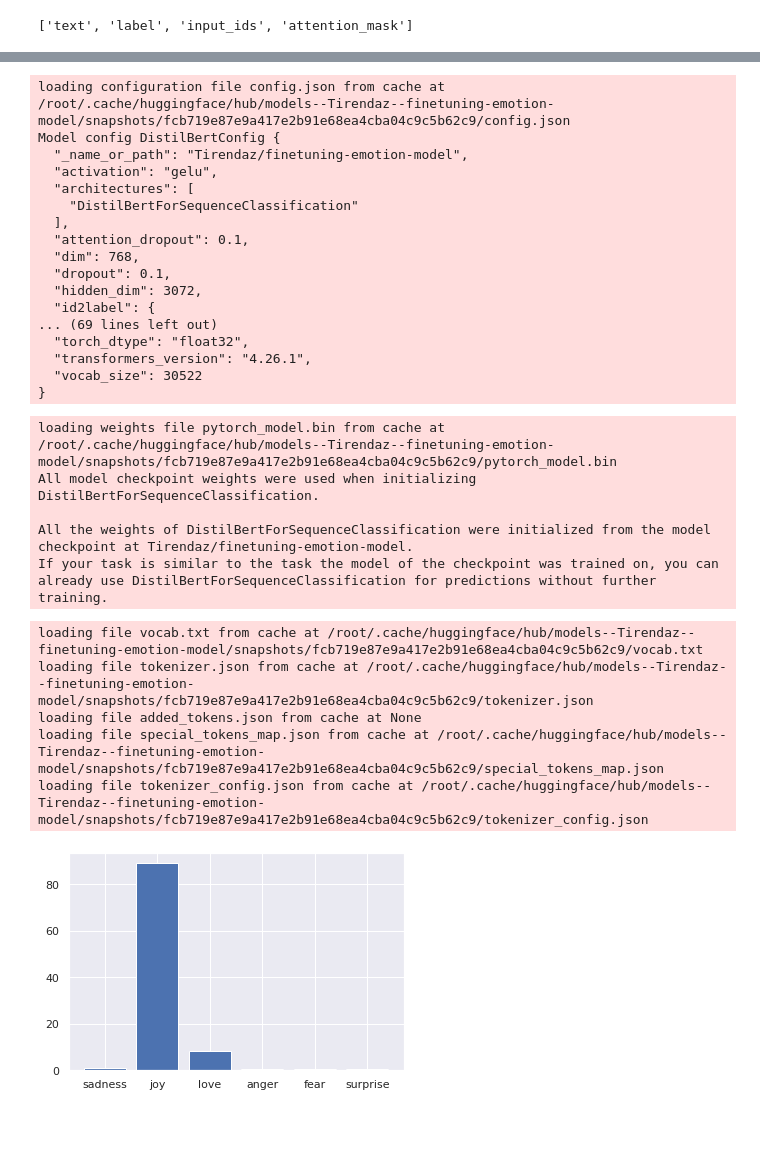
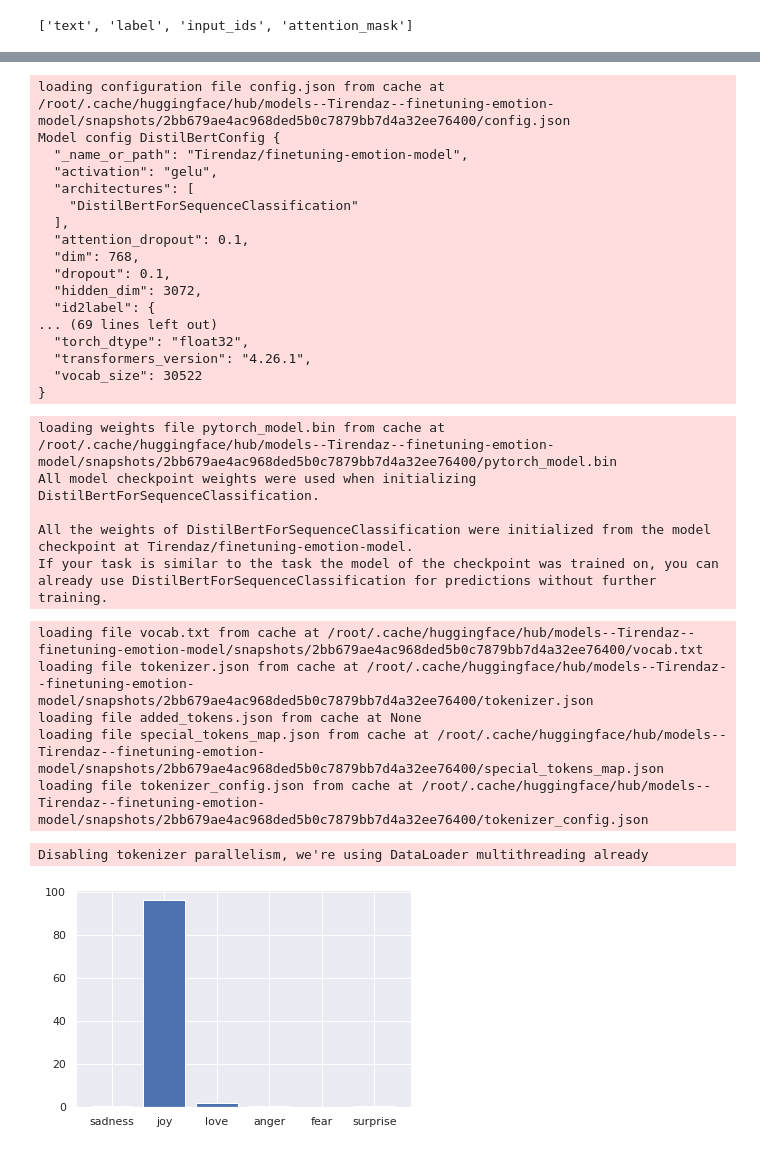
Before and after one commit to TirendazAcademy/Hugging-Face-Tutorials, a Jupyter notebook: Sentiment_Analysis_with_HuggingFace.ipynb, the cells around one changed output, grey strips where cells are left out. Saved outputs shown, nothing was run; the diff lists cells and outputs as text; code cells hidden in the pictures; blank space fills up the shorter version.

```diff
--- a/Sentiment_Analysis_with_HuggingFace.ipynb
+++ b/Sentiment_Analysis_with_HuggingFace.ipynb
@@ -230,9 +235,10 @@ WARNING:huggingface_hub.repository:To https://huggingface.co/Tirendaz/finetuning
 # %%
 from transformers import pipeline
 
-classifier = pipeline("text-classification", model="Tirendaz/finetuning-emotion-model")
+classifier = pipeline("text-classification",
+                      model="Tirendaz/finetuning-emotion-model")
 # %% [output]
-loading configuration file config.json from cache at /root/.cache/huggingface/hub/models--Tirendaz--finetuning-emotion-model/snapshots/fcb719e87e9a417e2b91e68ea4cba04c9c5b62c9/config.json
+loading configuration file config.json from cache at /root/.cache/huggingface/hub/models--Tirendaz--finetuning-emotion-model/snapshots/2bb679ae4ac968ded5b0c7879bb7d4a32ee76400/config.json
 Model config DistilBertConfig {
   "_name_or_path": "Tirendaz/finetuning-emotion-model",
   "activation": "gelu",
@@ -249,22 +255,27 @@ Model config DistilBertConfig {
   "transformers_version": "4.26.1",
   "vocab_size": 30522
 }
-loading weights file pytorch_model.bin from cache at /root/.cache/huggingface/hub/models--Tirendaz--finetuning-emotion-model/snapshots/fcb719e87e9a417e2b91e68ea4cba04c9c5b62c9/pytorch_model.bin
+loading weights file pytorch_model.bin from cache at /root/.cache/huggingface/hub/models--Tirendaz--finetuning-emotion-model/snapshots/2bb679ae4ac968ded5b0c7879bb7d4a32ee76400/pytorch_model.bin
 All model checkpoint weights were used when initializing DistilBertForSequenceClassification.
 
 All the weights of DistilBertForSequenceClassification were initialized from the model checkpoint at Tirendaz/finetuning-emotion-model.
 If your task is similar to the task the model of the checkpoint was trained on, you can already use DistilBertForSequenceClassification for predictions without further training.
-loading file vocab.txt from cache at /root/.cache/huggingface/hub/models--Tirendaz--finetuning-emotion-model/snapshots/fcb719e87e9a417e2b91e68ea4cba04c9c5b62c9/vocab.txt
-loading file tokenizer.json from cache at /root/.cache/huggingface/hub/models--Tirendaz--finetuning-emotion-model/snapshots/fcb719e87e9a417e2b91e68ea4cba04c9c5b62c9/tokenizer.json
+loading file vocab.txt from cache at /root/.cache/huggingface/hub/models--Tirendaz--finetuning-emotion-model/snapshots/2bb679ae4ac968ded5b0c7879bb7d4a32ee76400/vocab.txt
+loading file tokenizer.json from cache at /root/.cache/huggingface/hub/models--Tirendaz--finetuning-emotion-model/snapshots/2bb679ae4ac968ded5b0c7879bb7d4a32ee76400/tokenizer.json
 loading file added_tokens.json from cache at None
-loading file special_tokens_map.json from cache at /root/.cache/huggingface/hub/models--Tirendaz--finetuning-emotion-model/snapshots/fcb719e87e9a417e2b91e68ea4cba04c9c5b62c9/special_tokens_map.json
-loading file tokenizer_config.json from cache at /root/.cache/huggingface/hub/models--Tirendaz--finetuning-emotion-model/snapshots/fcb719e87e9a417e2b91e68ea4cba04c9c5b62c9/tokenizer_config.json
+loading file special_tokens_map.json from cache at /root/.cache/huggingface/hub/models--Tirendaz--finetuning-emotion-model/snapshots/2bb679ae4ac968ded5b0c7879bb7d4a32ee76400/special_tokens_map.json
+loading file tokenizer_config.json from cache at /root/.cache/huggingface/hub/models--Tirendaz--finetuning-emotion-model/snapshots/2bb679ae4ac968ded5b0c7879bb7d4a32ee76400/tokenizer_config.json
 # %%
-preds = classifier(["I love this move and it is really good."], return_all_scores=True)
+pred = classifier(["I love this move and it is really good"],
+                  return_all_scores = True)
+# %% [output]
+Disabling tokenizer parallelism, we're using DataLoader multithreading already
 # %%
+import pandas as pd
+
 labels = emotions["train"].features["label"].names
-preds_df = pd.DataFrame(preds[0])
-plt.bar(labels, 100 * preds_df["score"], color='C0')
+df = pd.DataFrame(pred[0])
+plt.bar(labels, 100 * df["score"])
 plt.show()
 # %% [output]
-[figure, old version]
+[figure, new version]
```
Also changed, not shown: parts of 20 cells of this notebook.
